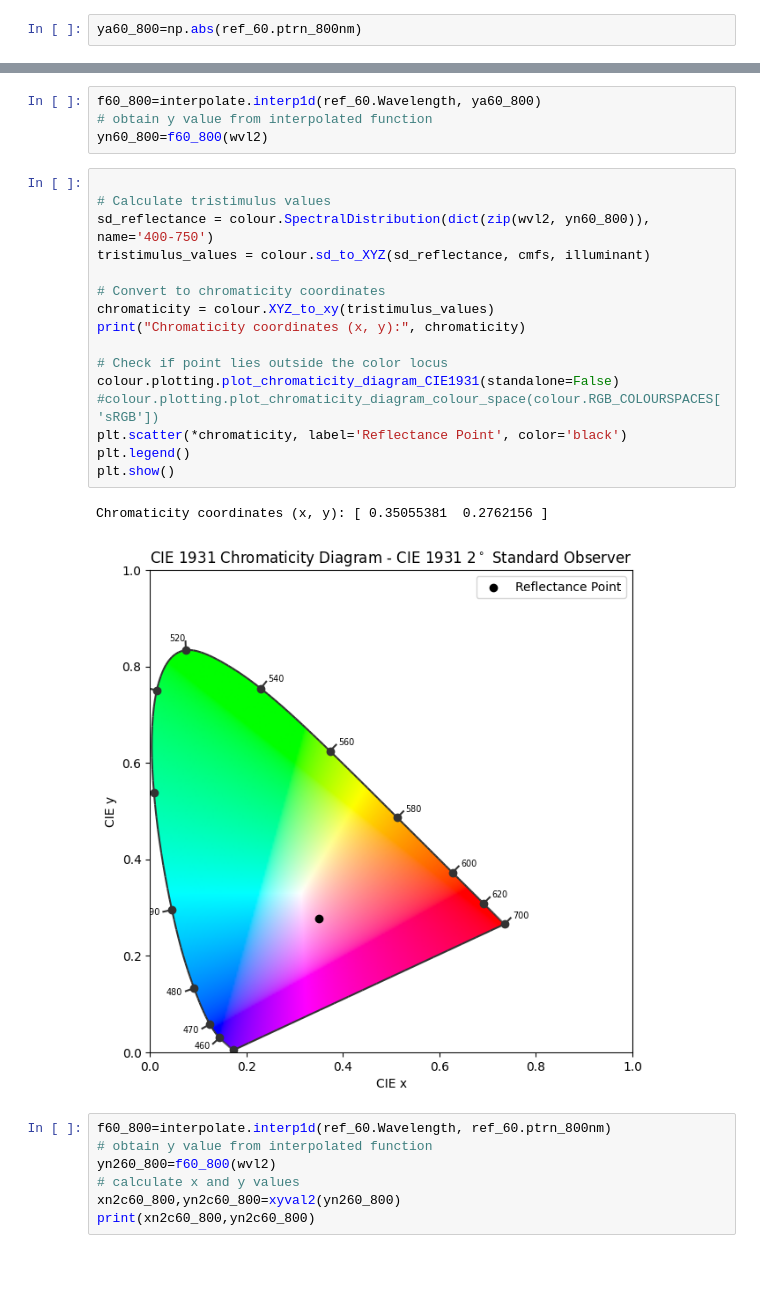
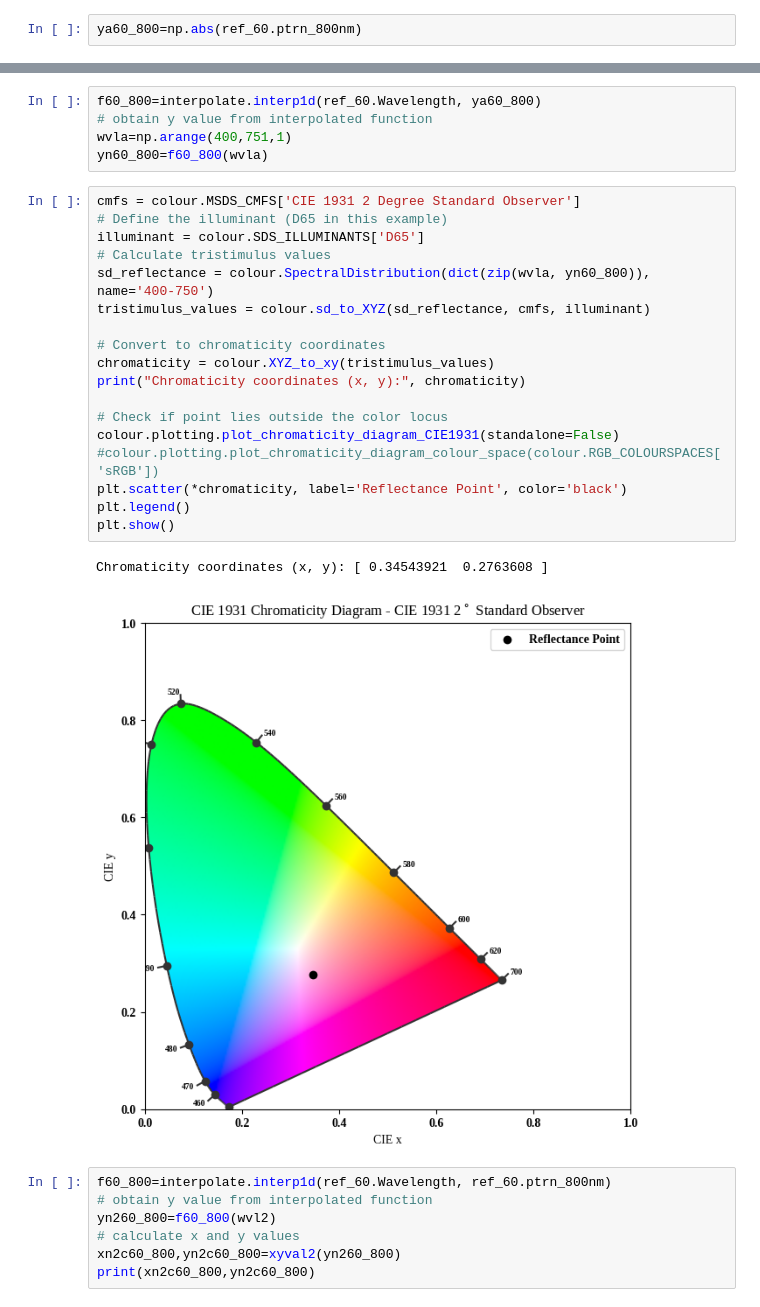
Before and after one commit to Feymankamal/Chromaticity-1931, a Jupyter notebook: colour_map.ipynb, the cells around one changed output, grey strips where cells are left out. Saved outputs shown, nothing was run; the diff lists cells and outputs as text; blank space fills up the shorter version.

```diff
--- a/colour_map.ipynb
+++ b/colour_map.ipynb
@@ -1132,26 +1171,29 @@ ya60_800=np.abs(ref_60.ptrn_800nm)
 # %%
 f60_800=interpolate.interp1d(ref_60.Wavelength, ya60_800)
 # obtain y value from interpolated function
-yn60_800=f60_800(wvl2)
+wvla=np.arange(400,751,1)
+yn60_800=f60_800(wvla)
 # %%
-
+cmfs = colour.MSDS_CMFS['CIE 1931 2 Degree Standard Observer']
+# Define the illuminant (D65 in this example)
+illuminant = colour.SDS_ILLUMINANTS['D65']
 # Calculate tristimulus values
-sd_reflectance = colour.SpectralDistribution(dict(zip(wvl2, yn60_800)), name='400-750')
+sd_reflectance = colour.SpectralDistribution(dict(zip(wvla, yn60_800)), name='400-750')
 tristimulus_values = colour.sd_to_XYZ(sd_reflectance, cmfs, illuminant)
 
 # Convert to chromaticity coordinates
 chromaticity = colour.XYZ_to_xy(tristimulus_values)
 print("Chromaticity coordinates (x, y):", chromaticity)
 
 # Check if point lies outside the color locus
 colour.plotting.plot_chromaticity_diagram_CIE1931(standalone=False)
 #colour.plotting.plot_chromaticity_diagram_colour_space(colour.RGB_COLOURSPACES['sRGB'])
 plt.scatter(*chromaticity, label='Reflectance Point', color='black')
 plt.legend()
 plt.show()
 # %% [output]
-Chromaticity coordinates (x, y): [ 0.35055381  0.2762156 ]
+Chromaticity coordinates (x, y): [ 0.34543921  0.2763608 ]
-[figure, old version]
+[figure, new version]
 # %%
 f60_800=interpolate.interp1d(ref_60.Wavelength, ref_60.ptrn_800nm)
 # obtain y value from interpolated function
```
Also changed, not shown: parts of 17 cells of this notebook.
